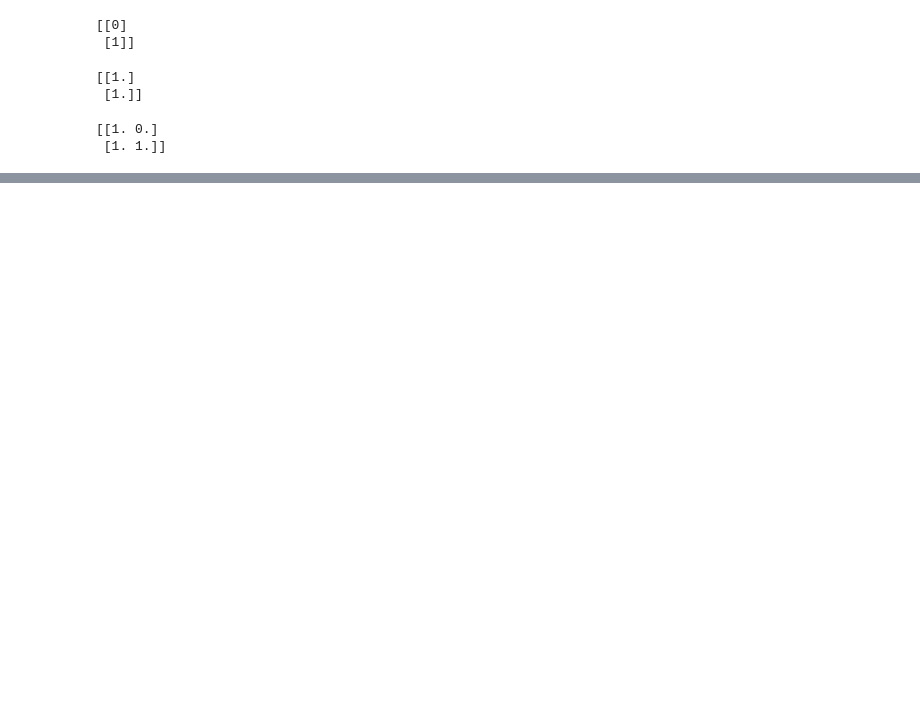
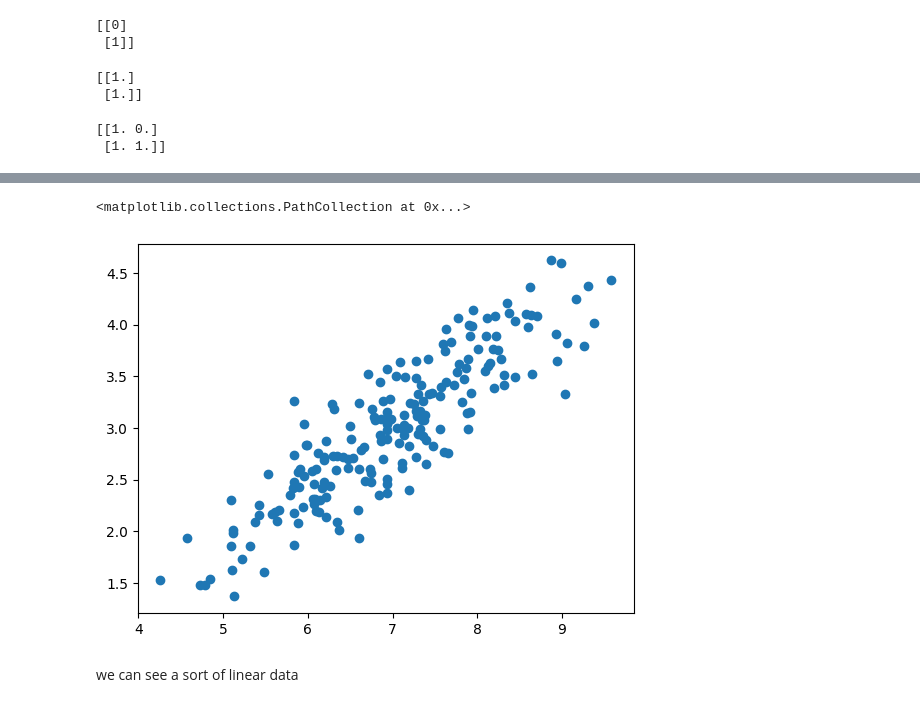
Before and after one commit to meetsudra11/regression_tech, a Jupyter notebook: Theta_best.ipynb, the cells around one changed output, grey strips where cells are left out. Saved outputs shown, nothing was run; the diff lists cells and outputs as text; code cells hidden in the pictures; blank space fills up the shorter version.

```diff
--- a/Theta_best.ipynb
+++ b/Theta_best.ipynb
@@ -110,0 +111,3 @@ plt.show()
+# %%
+import pandas as pd
+df = pd.read_csv('/Users/meetsudra/Documents/GitHub/Regression_tech/datasets/placement.csv')
@@ -110,0 +123,7 @@ plt.show()
+# %%
+plt.scatter(df['cgpa'],df['package'])
+# %% [output]
+<matplotlib.collections.PathCollection at 0x...>
+[figure, added]
+# %% [markdown]
+we can see a sort of linear data
```
Also changed, not shown: parts of 18 cells of this notebook.
